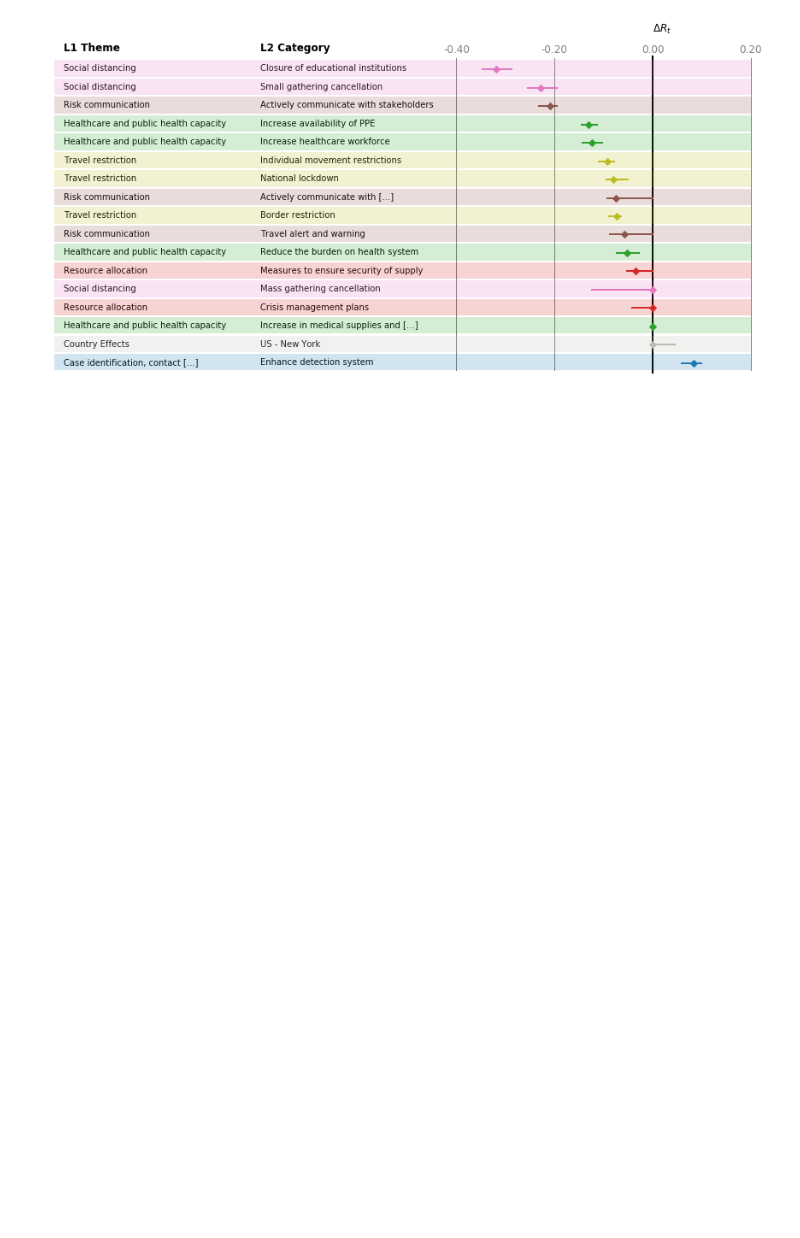
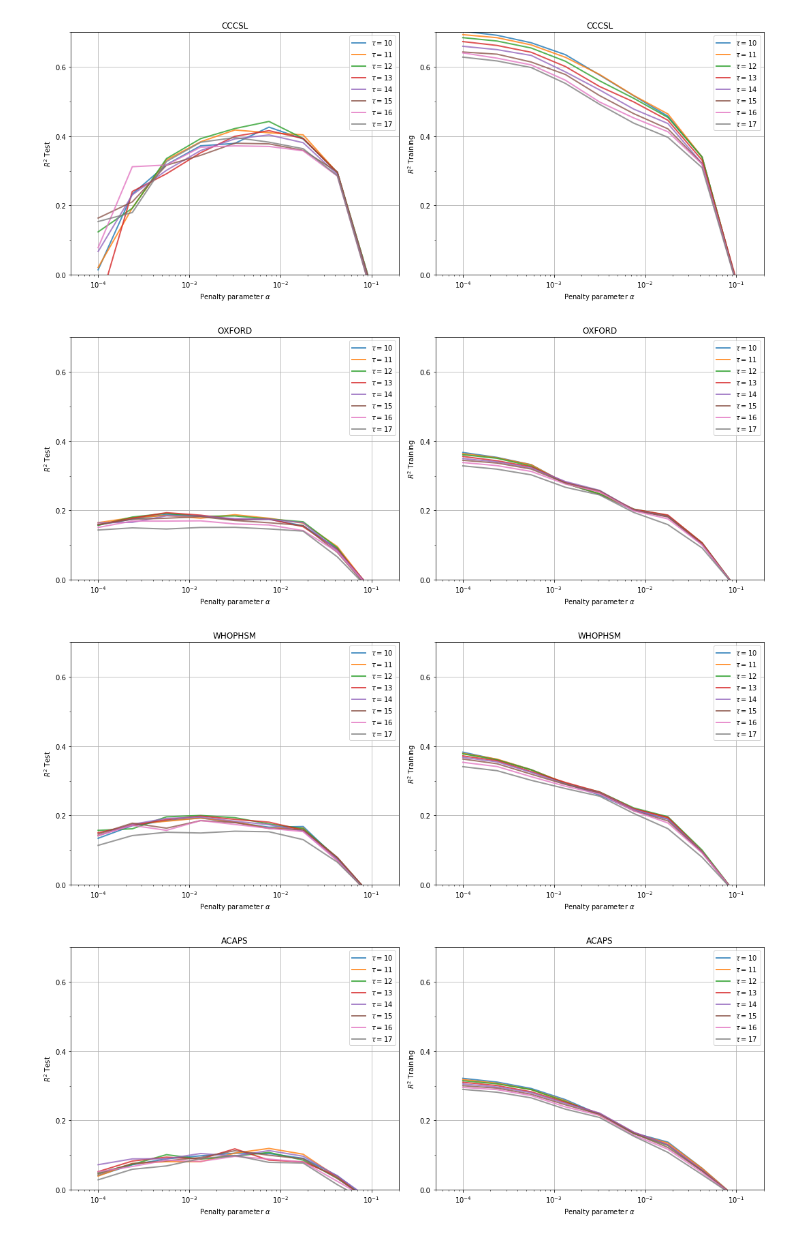
Before and after one commit to lukasgeyrhofer/corona, a Jupyter notebook: NPI measure effects.ipynb, the cells around one changed output. Cells and saved outputs as stored; diff of their text form; code cells hidden in the pictures; blank space fills up the shorter version.

```diff
--- a/NPI measure effects.ipynb
+++ b/NPI measure effects.ipynb
@@ -47,3 +35,0 @@ for i in range(30):
-# %%
-# rather load the object from previous run done externally
-crossval = pickle.load(open('pickle/cv_200809.pickle','rb'))
@@ -70,4 +35,0 @@ crossval.ComputeFinalModels(modelparameters=[(14,0.007943)])
-# %%
-crossval.PlotMeasureListSorted(drop_zeros = True, entryheight=.3, rescale = False, filename='measurelist_200623.pdf', graylines = [-40,-20,20],include_countries=True, figsize = (12,3))
-# %% [output]
-[figure, removed]
@@ -73,0 +66,21 @@ crossval.PlotMeasureListSorted(drop_zeros = True, entryheight=.3, rescale = Fals
+# %%
+# rather load from external files
+
+cv_cccsl = pickle.load(open('pickle/cv_cccsl_200816.pickle','rb'))
+cv_oxford = pickle.load(open('pickle/cv_oxford_200816.pickle','rb'))
+cv_whophsm = pickle.load(open('pickle/cv_whophsm_200816.pickle','rb'))
+cv_acaps = pickle.load(open('pickle/cv_acaps_200816.pickle','rb'))
+cv_coronanet = pickle.load(open('pickle/cv_coronanet_200816.pickle','rb'))
+cv_hitcovid = pickle.load(open('pickle/cv_hitcovid_200816.pickle','rb'))
+# %%
+cv_cccsl.PlotCVresults(title = 'CCCSL', ylim = (0,.7), filename = 'lasso_crossvalidation_cccsl_200816.pdf', xlim = (1e-4/2,2e-1), ytics = .2, mytics =.1)
+cv_oxford.PlotCVresults(title = 'OXFORD', ylim=(0,.7), filename = 'lasso_crossvalidation_oxford_200816.pdf', xlim = (1e-4/2,2e-1), ytics = .2, mytics =.1)
+cv_whophsm.PlotCVresults(title = 'WHOPHSM', ylim=(0,.7), filename = 'lasso_crossvalidation_whophsm_200816.pdf', xlim = (1e-4/2,2e-1), ytics = .2, mytics =.1)
+cv_acaps.PlotCVresults(title = 'ACAPS', ylim=(0,.7), filename = 'lasso_crossvalidation_acaps_200816.pdf', xlim = (1e-4/2,2e-1), ytics = .2, mytics =.1)
+cv_coronanet.PlotCVresults(title = 'CORONANET', ylim=(0,.7), filename = 'lasso_crossvalidation_coronanet_200816.pdf', xlim = (1e-4/2,2e-1), ytics = .2, mytics =.1)
+cv_hitcovid.PlotCVresults(title = 'HITCOVID', ylim=(0,.7), filename = 'lasso_crossvalidation_hitcovid_200816.pdf', xlim = (1e-4/2,2e-1), ytics = .2, mytics =.1)
+# %% [output]
+[figure, added]
+[figure, added]
+[figure, added]
+[figure, added]
```
Also changed, not shown: parts of 14 cells of this notebook.
